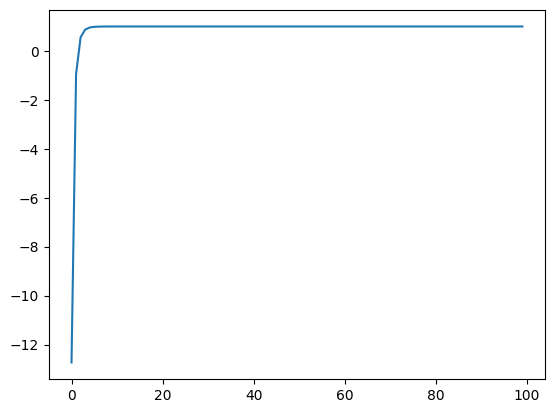
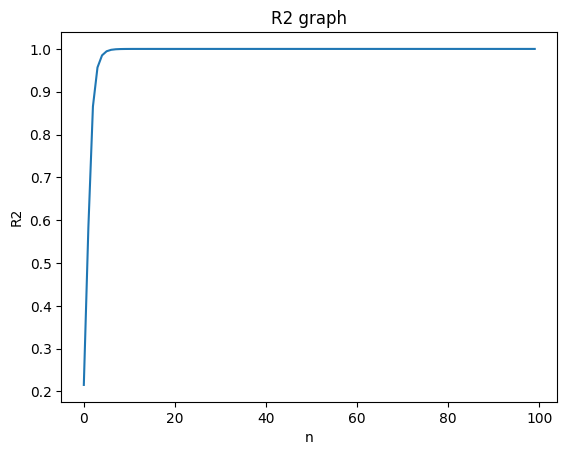
The notebook cell's code change between the first figure and the second:
--- before
+++ after
@@ -49,4 +49,7 @@
     return(polynomial((a - altnn[0])/altnn[1], (g - gradnn[0])/gradnn[1], (f - fatiguenn[0])/fatiguenn[1])*vnn[1] + vnn[0])
 
+plt.title("R2 graph")
+plt.xlabel("n")
+plt.ylabel("R2")
 plt.plot(np.arange(100), R2s)
 plt.show()

Commit: 그래프 라벨 추가